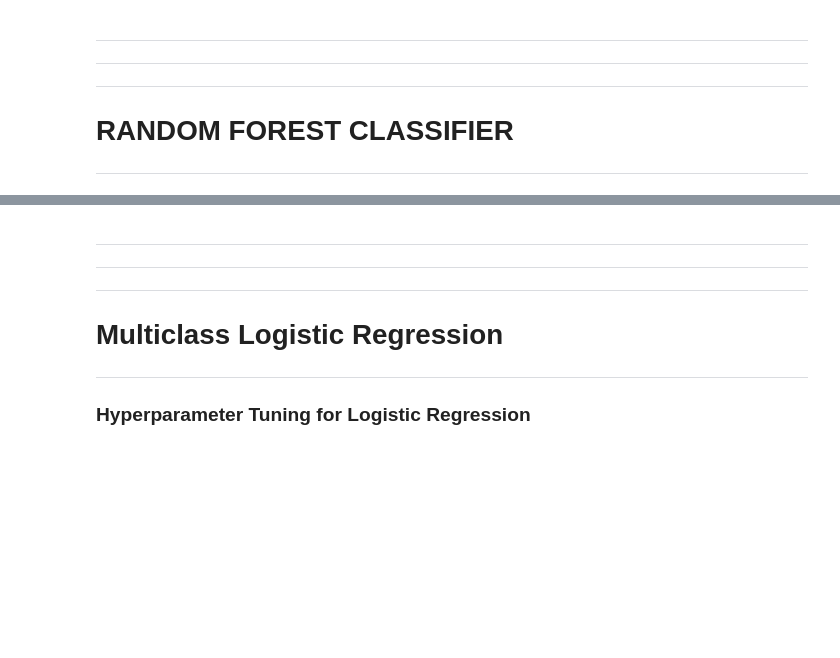
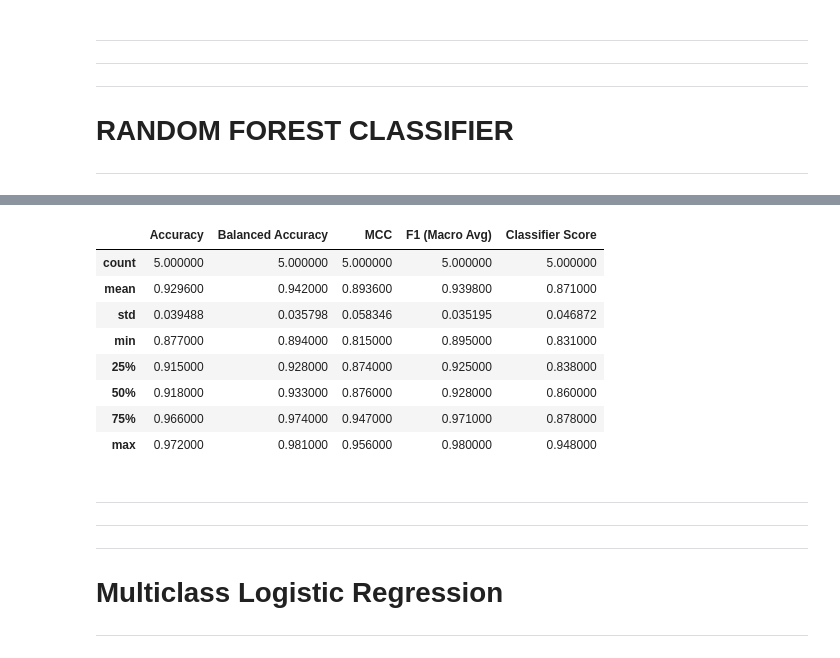
Before and after one commit to DavidLarssonIO/Data-driven-gait-analysis, a Jupyter notebook: main-savya-refined-12sec-shift.ipynb, the cells around one changed output, grey strips where cells are left out. Cells and saved outputs as stored; diff of their text form; code cells hidden in the pictures; blank space fills up the shorter version.

```diff
--- a/main-savya-refined-12sec-shift.ipynb
+++ b/main-savya-refined-12sec-shift.ipynb
@@ -156,6 +57,0 @@ Final List of Parameters of the Classifier:
-# %%
-# Fit the model with training data
-rfc.fit(X_train, y_train)
-
-# Evluate the model using validation data and output performance metrics
-results, all_y_pred, CM_arr = evaluate(rfc,X_valid, y_valid, 'Random Forest Classifier')
@@ -217,8 +167,18 @@ plt.show()
+# %%
+rfc_results_df.describe()
+# %% [output]
+|  | Accuracy | Balanced Accuracy | MCC | F1 (Macro Avg) | Classifier Score |
+| count | 5.000000 | 5.000000 | 5.000000 | 5.000000 | 5.000000 |
+| mean | 0.929600 | 0.942000 | 0.893600 | 0.939800 | 0.871000 |
+| std | 0.039488 | 0.035798 | 0.058346 | 0.035195 | 0.046872 |
+| min | 0.877000 | 0.894000 | 0.815000 | 0.895000 | 0.831000 |
+| 25% | 0.915000 | 0.928000 | 0.874000 | 0.925000 | 0.838000 |
+| 50% | 0.918000 | 0.933000 | 0.876000 | 0.928000 | 0.860000 |
+| 75% | 0.966000 | 0.974000 | 0.947000 | 0.971000 | 0.878000 |
+| max | 0.972000 | 0.981000 | 0.956000 | 0.980000 | 0.948000 |
 # %% [markdown]
 ---
 ---
 ---
 # Multiclass Logistic Regression
 ---
-
-### Hyperparameter Tuning for Logistic Regression
```
Also changed, not shown: parts of 20 cells of this notebook.
